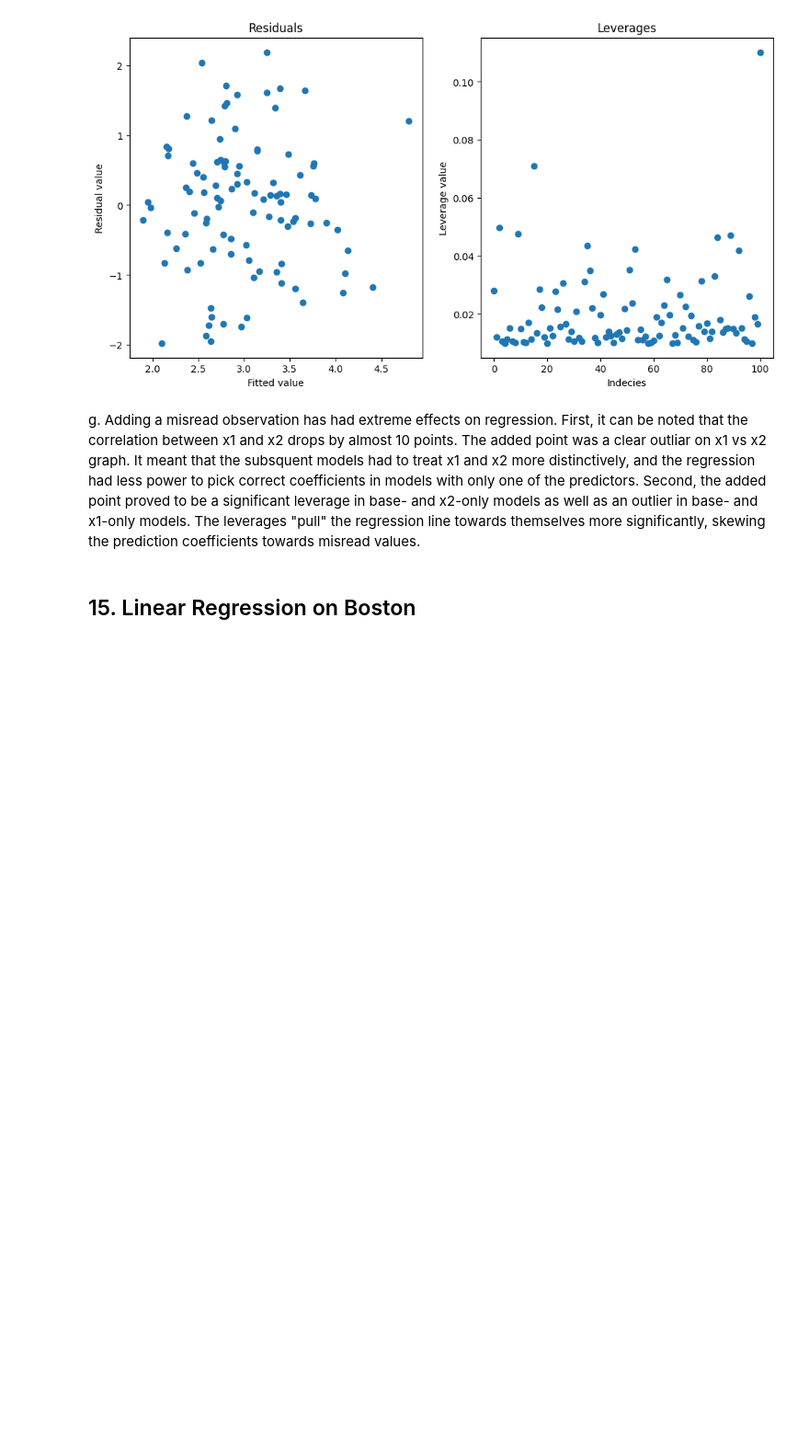
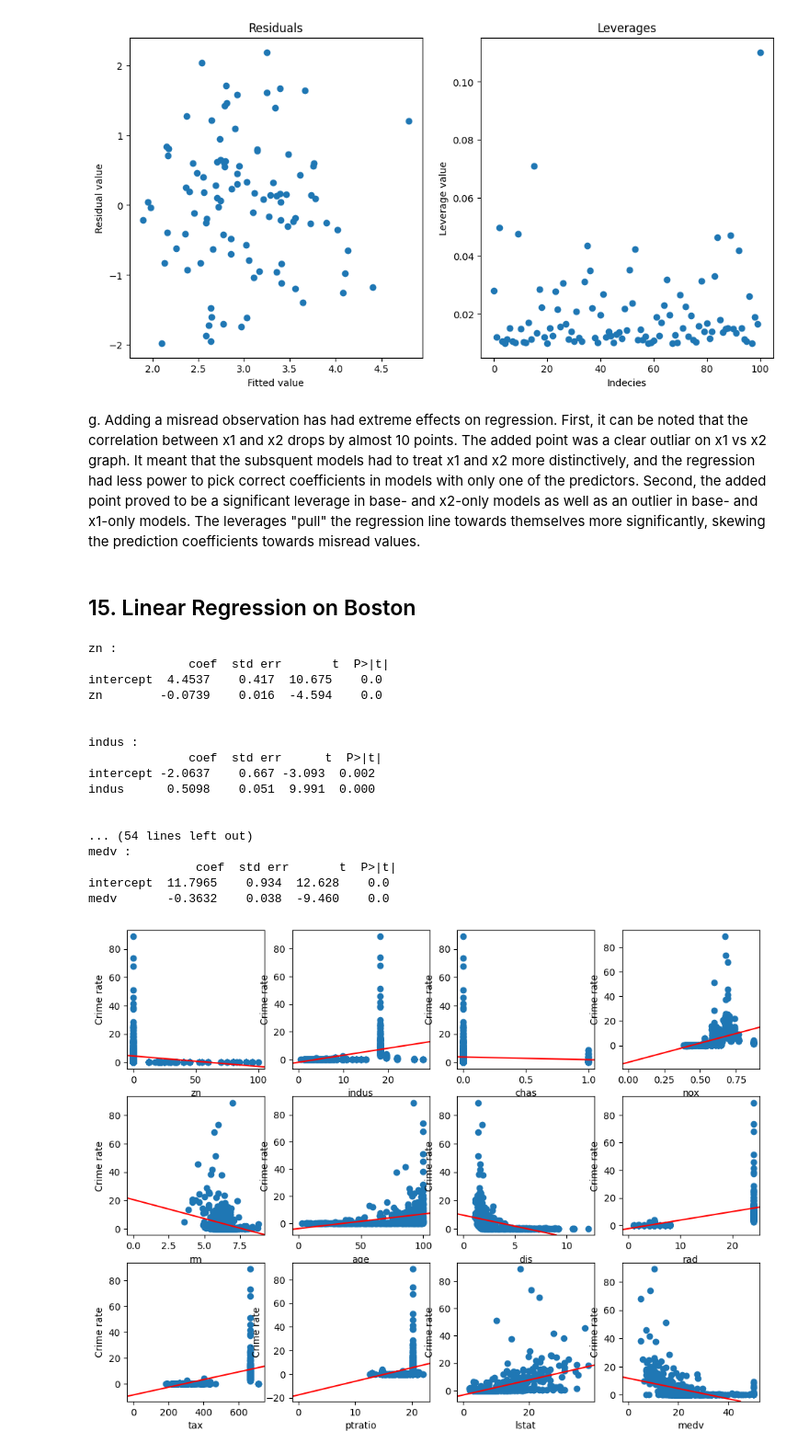
Before and after one commit to NDubelovskyi/ISLP, a Jupyter notebook: Chapter 3 Application.ipynb, the cells around one changed output. Shown at 92% size. Drawn from its saved outputs; the diff is of its cells as text; code cells hidden in the pictures; blank space fills up the shorter version.

Commit message:
Chapter 3 Application. Linear Regression on Boston

```diff
--- a/Chapter 3 Application.ipynb
+++ b/Chapter 3 Application.ipynb
@@ -1366,3 +1351,59 @@ Indecies of leverages: [  2   9  15  35  53  84  89  92 100]
 g. Adding a misread observation has had extreme effects on regression. First, it can be noted that the correlation between x1 and x2 drops by almost 10 points. The added point was a clear outliar on x1 vs x2 graph. It meant that the subsquent models had to treat x1 and x2 more distinctively, and the regression had less power to pick correct coefficients in models with only one of the predictors. Second, the added point proved to be a significant leverage in base- and x2-only models as well as an outlier in base- and x1-only models. The leverages "pull" the regression line towards themselves more significantly, skewing the prediction coefficients towards misread values.
 # %% [markdown]
 ## 15. Linear Regression on Boston
+# %%
+Boston = pd.read_csv(path + 'Datasets/Boston.csv')
+Boston = Boston.drop(columns=['Unnamed: 0'])
+y = Boston['crim']
+
+res = {}
+
+fig, ax = subplots(ncols=4, nrows=3, figsize=(12, 9))
+r = c = 0
+
+for col in Boston.columns:
+  if col == 'crim': continue
+
+  # Run regression model
+  X = Boston[col]
+  X = MS([col]).fit_transform(Boston)
+
+  model9 = sm.OLS(y, X)
+  results9 = model9.fit()
+
+  # Save regression results
+  res[col] = results9
+
+  # Draw data and regression line
+  ax[r][c].scatter(Boston[col], y);
+  ax[r][c].set_xlabel(col);
+  ax[r][c].set_ylabel('Crime rate');
+
+  ax[r][c].axline(xy1=(0, results9.params.iloc[0]), slope=results9.params.iloc[1], c='r', label='Regression Line');
+
+  c += 1
+  if c%4 == 0:
+    c = 0
+    r += 1
+
+  # Print regression results
+  print(col, ':\n', summarize(results9), '\n\n')
+# %% [output]
+zn :
+              coef  std err       t  P>|t|
+intercept  4.4537    0.417  10.675    0.0
+zn        -0.0739    0.016  -4.594    0.0
+
+
+indus :
+              coef  std err      t  P>|t|
+intercept -2.0637    0.667 -3.093  0.002
+indus      0.5098    0.051  9.991  0.000
+
+
+... (54 lines left out)
+medv :
+               coef  std err       t  P>|t|
+intercept  11.7965    0.934  12.628    0.0
+medv       -0.3632    0.038  -9.460    0.0
+[figure, added]
```
Also changed, not shown: parts of 22 cells of this notebook.
